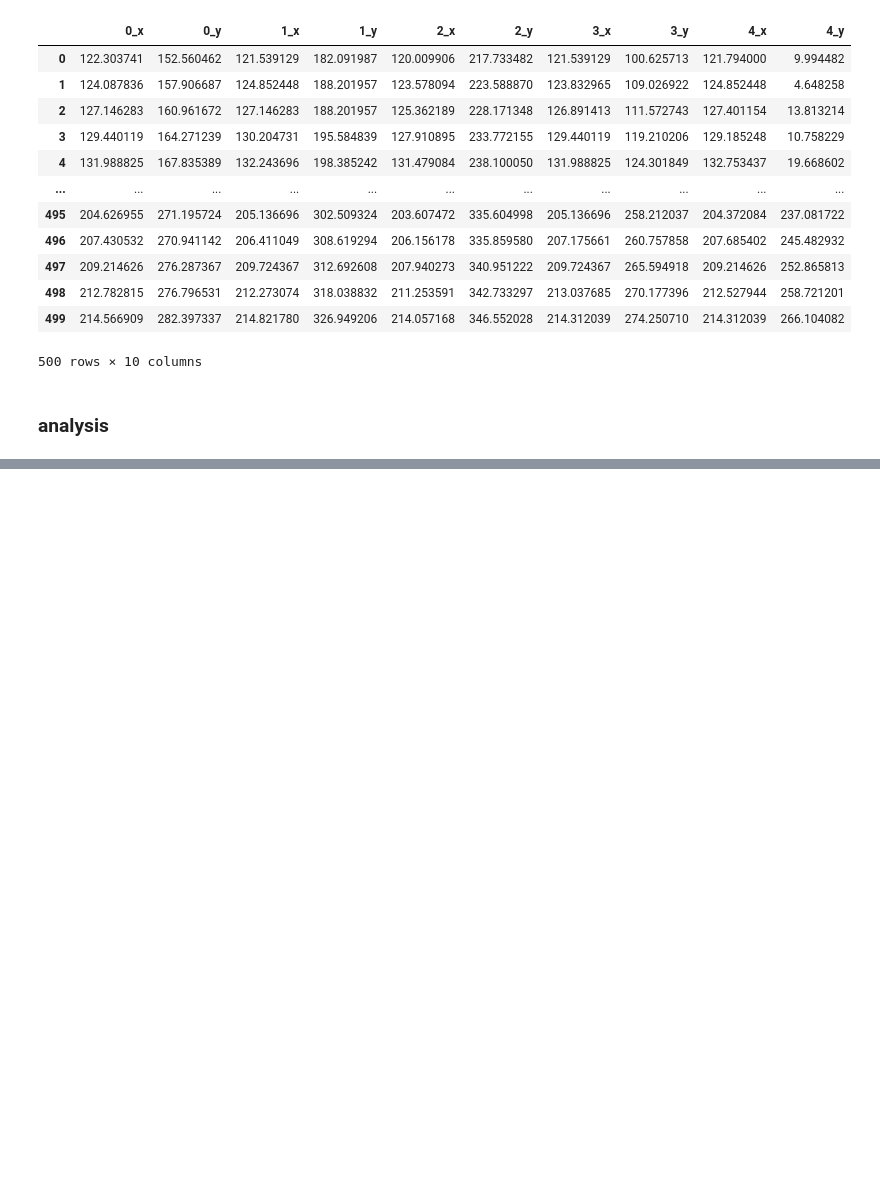
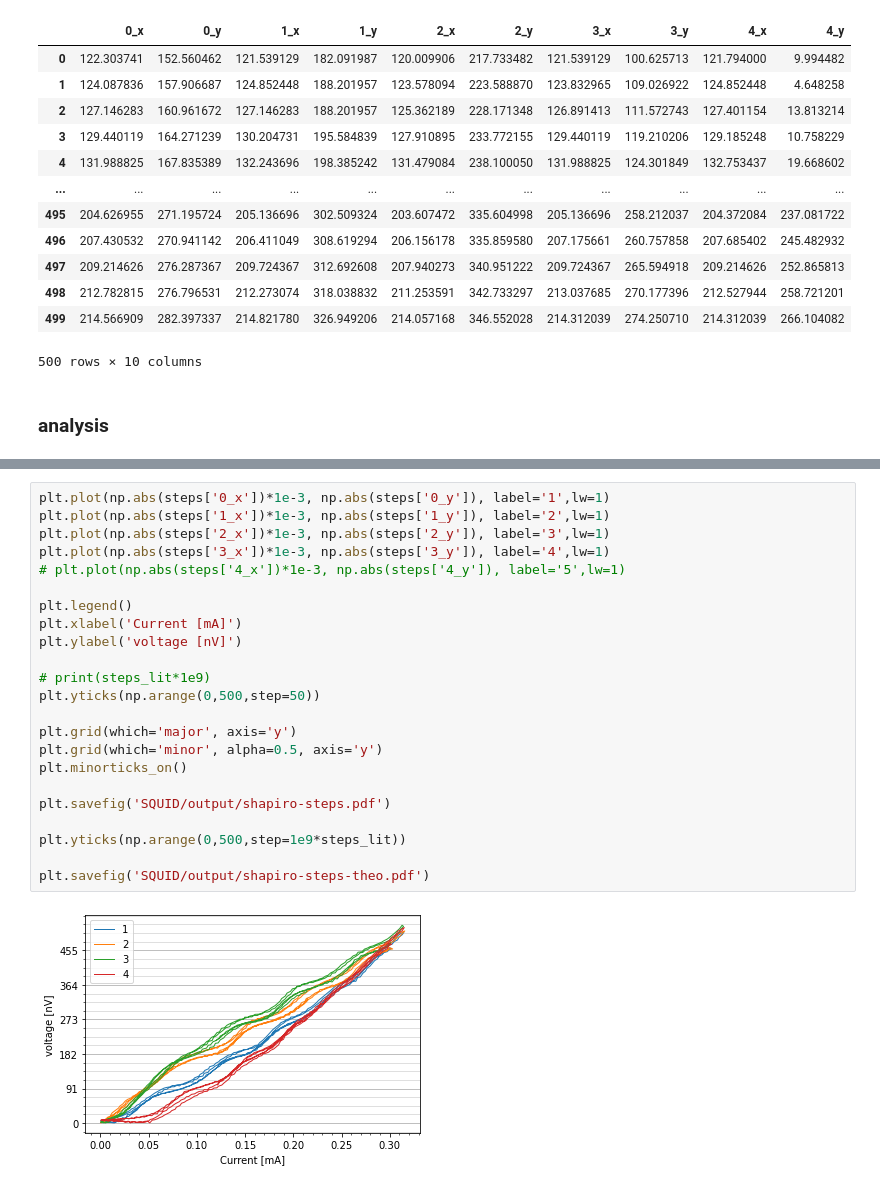
Before and after one commit to emhl/FP1, a Jupyter notebook: SQUID.ipynb, the cells around one changed output, grey strips where cells are left out. Saved outputs shown, nothing was run; the diff lists cells and outputs as text; blank space fills up the shorter version.

Commit message:
export plots to read shapiro step distance

```diff
--- a/SQUID.ipynb
+++ b/SQUID.ipynb
@@ -524,0 +502,25 @@ steps_lit = 9.09846893323249e-08
+# %%
+plt.plot(np.abs(steps['0_x'])*1e-3, np.abs(steps['0_y']), label='1',lw=1)
+plt.plot(np.abs(steps['1_x'])*1e-3, np.abs(steps['1_y']), label='2',lw=1)
+plt.plot(np.abs(steps['2_x'])*1e-3, np.abs(steps['2_y']), label='3',lw=1)
+plt.plot(np.abs(steps['3_x'])*1e-3, np.abs(steps['3_y']), label='4',lw=1)
+# plt.plot(np.abs(steps['4_x'])*1e-3, np.abs(steps['4_y']), label='5',lw=1)
+
+plt.legend()
+plt.xlabel('Current [mA]')
+plt.ylabel('voltage [nV]')
+
+# print(steps_lit*1e9)
+plt.yticks(np.arange(0,500,step=50))
+
+plt.grid(which='major', axis='y')
+plt.grid(which='minor', alpha=0.5, axis='y')
+plt.minorticks_on()
+
+plt.savefig('SQUID/output/shapiro-steps.pdf')
+
+plt.yticks(np.arange(0,500,step=1e9*steps_lit))
+
+plt.savefig('SQUID/output/shapiro-steps-theo.pdf')
+# %% [output]
+[figure, added]
```
Also changed, not shown: parts of 16 cells of this notebook, 2 other files.
